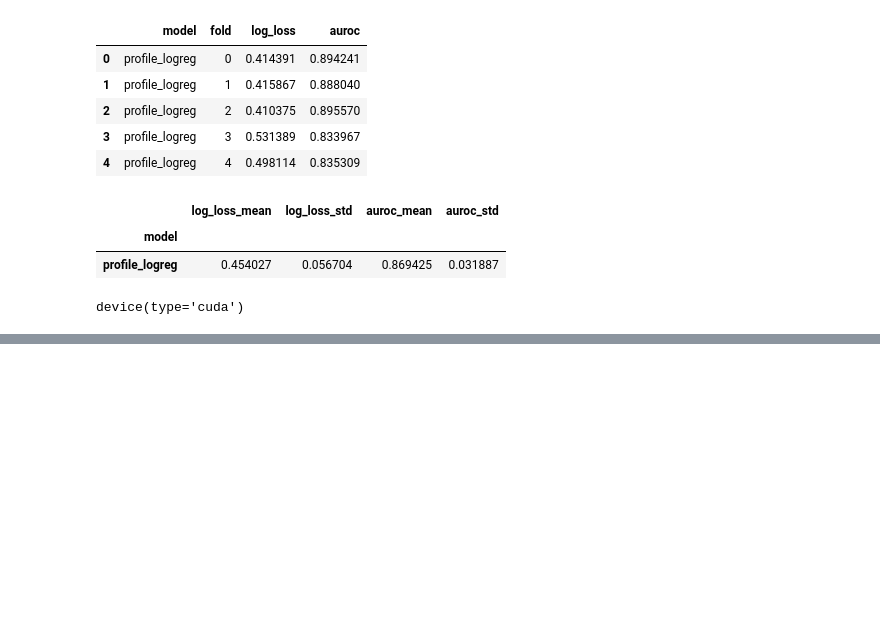
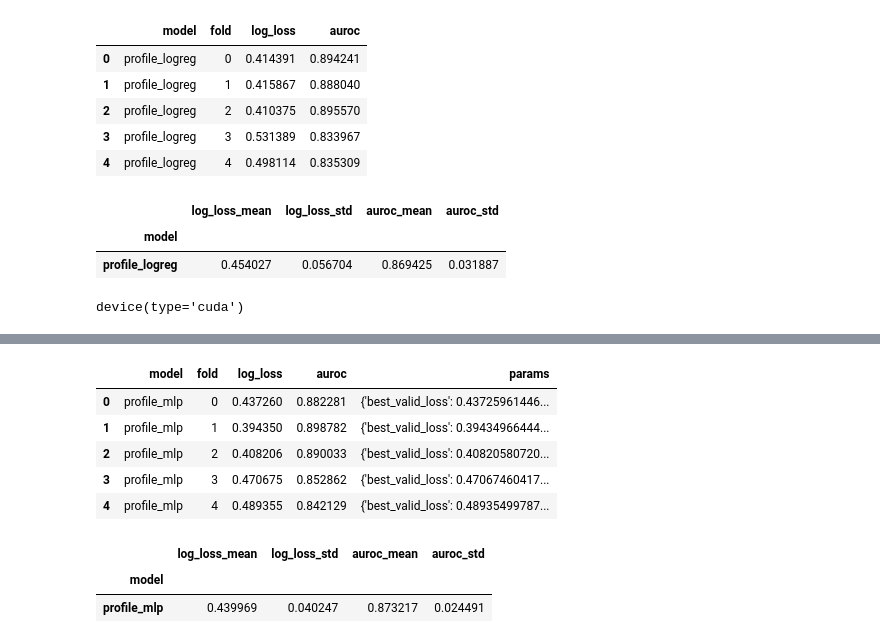
Before and after one commit to karolabramekkodilla/DrivenData-DAT-Parkinsons, a Jupyter notebook: src/notebooks/OOF/oof.ipynb, the cells around one changed output, grey strips where cells are left out. Saved outputs shown, nothing was run; the diff lists cells and outputs as text; code cells hidden in the pictures; blank space fills up the shorter version.

```diff
--- a/src/notebooks/OOF/oof.ipynb
+++ b/src/notebooks/OOF/oof.ipynb
@@ -356,5 +359,29 @@ device = torch.device("cuda" if torch.cuda.is_available() else "cpu")
 device
 # %% [output]
 device(type='cuda')
+# %%
+def add_result_mlp(
+    mlp_results,
+    model_name,
+    fold,
+    y_true,
+    y_proba,
+    params=None,
+    model_path=None,
+):
+    row = {
+        "model": model_name,
+        "fold": fold,
+        "log_loss": log_loss(y_true, y_proba),
+        "auroc": roc_auc_score(y_true, y_proba),
+    }
+
+    if params is not None:
+        row["params"] = str(params)
+
+    if model_path is not None:
+        row["model_path"] = str(model_path)
+
+    mlp_results.append(row)
 # %%
 mlp_results = []
@@ -425 +471,28 @@ print(mlp_results[-1])
+# %%
+results_df = pd.DataFrame(mlp_results)
+
+summary_df = results_df.groupby("model").agg(
+    log_loss_mean=("log_loss", "mean"),
+    log_loss_std=("log_loss", "std"),
+    auroc_mean=("auroc", "mean"),
+    auroc_std=("auroc", "std"),
+)
+
+display(results_df)
+display(summary_df)
+
+results_df.to_csv(
+    "results/profile_mlp_oof_results.csv",
+    index=False,
+)
+# %% [output]
+|  | model | fold | log_loss | auroc | params |
+| 0 | profile_mlp | 0 | 0.437260 | 0.882281 | {'best_valid_loss': 0.43725961446... |
+| 1 | profile_mlp | 1 | 0.394350 | 0.898782 | {'best_valid_loss': 0.39434966444... |
+| 2 | profile_mlp | 2 | 0.408206 | 0.890033 | {'best_valid_loss': 0.40820580720... |
+| 3 | profile_mlp | 3 | 0.470675 | 0.852862 | {'best_valid_loss': 0.47067460417... |
+| 4 | profile_mlp | 4 | 0.489355 | 0.842129 | {'best_valid_loss': 0.48935499787... |
+|  | log_loss_mean | log_loss_std | auroc_mean | auroc_std |
+| model |  |  |  |  |
+| profile_mlp | 0.439969 | 0.040247 | 0.873217 | 0.024491 |
 # %%
```
Also changed, not shown: parts of 17 cells of this notebook, 2 other files.
